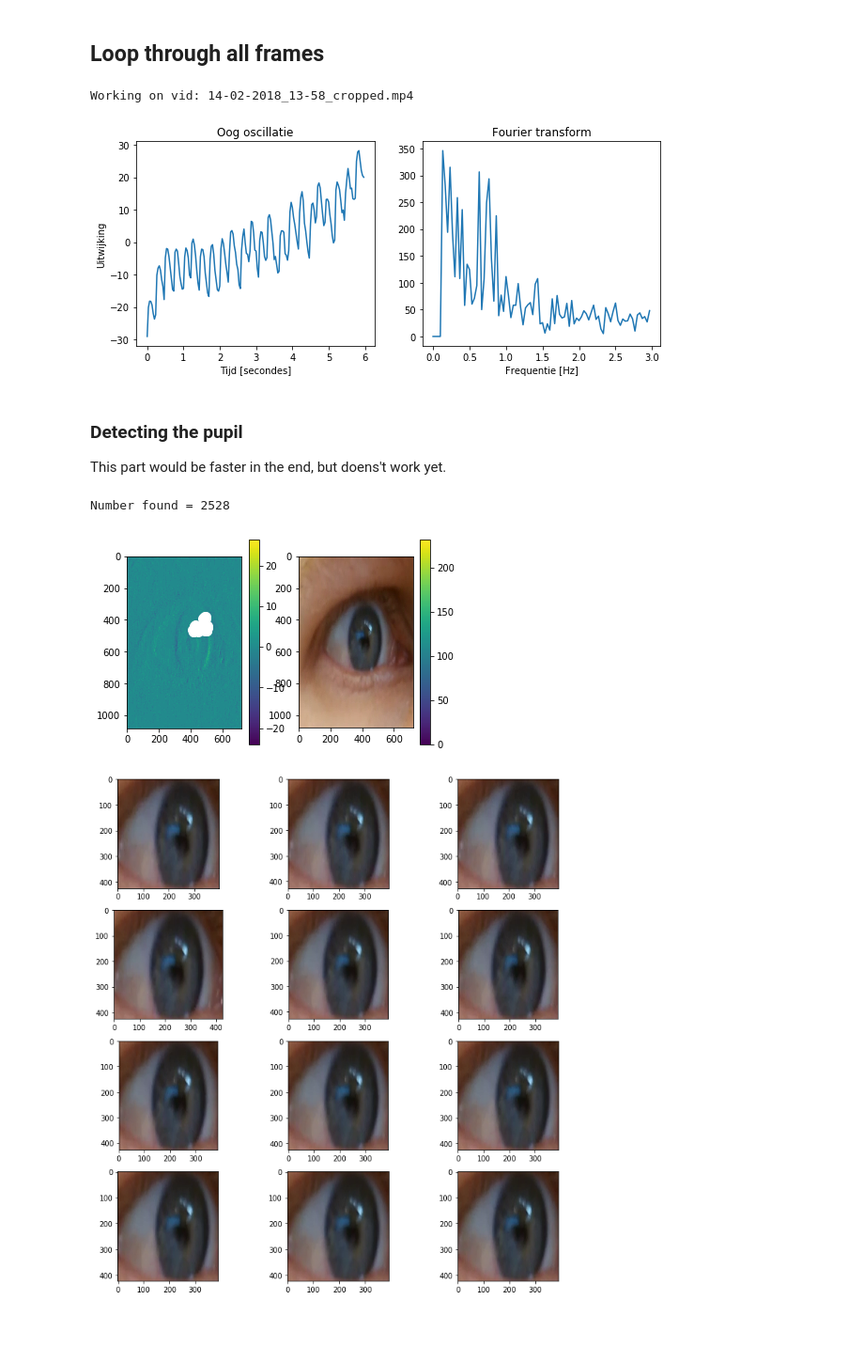
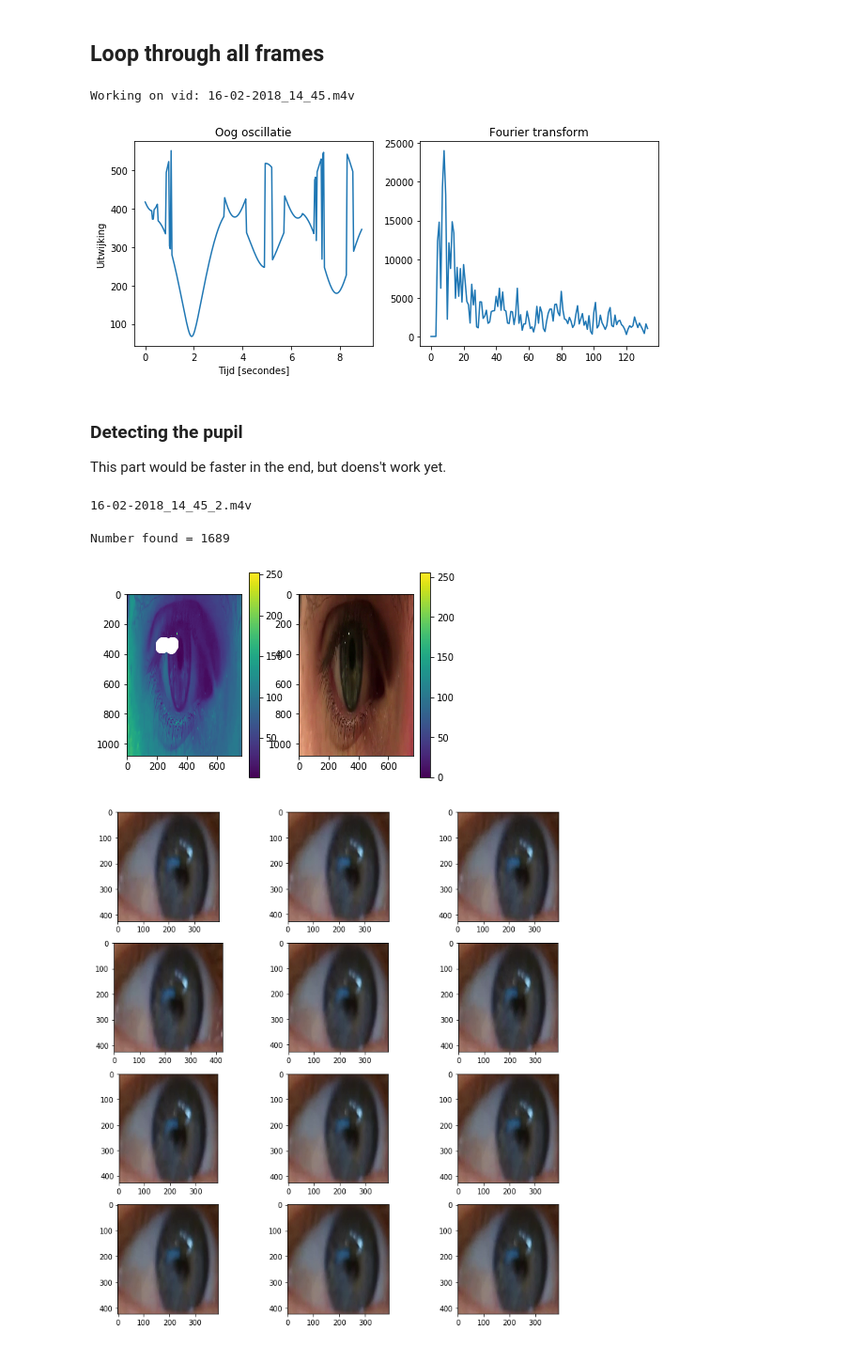
Before and after one commit to szwetsloot/Nystagmus, a Jupyter notebook: Python/14-02-2018 - Initial tests with detecting eye movement.ipynb, the cells around one changed output. Shown: that part at 94% size. Saved outputs shown, nothing was run; the diff lists cells and outputs as text; code cells hidden in the pictures.

```diff
--- a/Python/14-02-2018 - Initial tests with detecting eye movement.ipynb
+++ b/Python/14-02-2018 - Initial tests with detecting eye movement.ipynb
@@ -35,16 +38,16 @@ This is done using a differential in the x-direction to detect the edges of the
 Next step would be to detect the edges of the eye (tear duct and outer edge) to have a reference distance.
 # %%
 # Fetch a signle frame
-frame_gray = np.mean(frame, axis=2)
+frame_gray = np.mean(frame[:,:,1:2], axis=2)
 
 # Get the difference in the x-direction
-frame_diff_x = np.diff(frame_gray, n=1)
-frame_diff_x[np.abs(frame_diff_x) < 3] = 0
-frame_sum_x = np.sum(frame_diff_x, axis=0)
+frame_diff_x = np.diff(frame_gray, n = 1, axis = 1)
+frame_diff_x[np.abs(frame_diff_x) < 2] = 0
+frame_sum_x = np.sum(frame_diff_x, axis = 0)
 
 # Find the first significant minima
 mnx  = np.min(frame_sum_x)
-nz   = np.argwhere(frame_sum_x < mnx * 0.8)
+nz   = np.argwhere(frame_sum_x < mnx * 0.5)
 mnxs =  nz[0][0]
 
 # Find the last significant maxima
@@ -138,9 +141,12 @@ while ret == True:
     nz   = np.argwhere(frame_sum_x > mxx * 0.8)
     mxxs = nz[-1][0]
 
-    res.append(np.mean([mnxs, mxxs]))
+    nz = np.argwhere(np.abs(frame_sum_x) == np.max(np.abs(frame_sum_x)))
+    res.append(np.abs(nz[0][0]))
+
+#     res.append(np.mean([mnxs, mxxs]))
 # %% [output]
-Working on vid: 14-02-2018_13-58_cropped.mp4
+Working on vid: 16-02-2018_14_45.m4v
 # %%
 # Provide the framerate
 s = 1 / 30
@@ -153,50 +159,74 @@ res = np.fft.ifft(ff)
 
 plt.figure(figsize=(10,4))
 plt.subplot(1,2,1)
-plt.plot(t, res)
+plt.plot(t, np.abs(res))
 plt.title("Oog oscillatie")
 plt.xlabel("Tijd [secondes]")
 plt.ylabel("Uitwijking")
 plt.subplot(1,2,2)
-plt.plot(s * np.arange(0, len(ff)//2, 1), np.abs(ff[0:len(ff)//2]))
+plt.plot(np.abs(ff[0:len(ff)//2]))
 plt.title("Fourier transform")
-plt.xlabel("Frequentie [Hz]")
+plt.xlabel("")
 plt.show()
 # %% [output]
-[figure, old version]
+[figure, new version]
 # %% [markdown]
 ### Detecting the pupil
 This part would be faster in the end, but doens't work yet.<br />
+# %%
+# Check for video files in the folder
+folder = '../Videos'
+vids = os.listdir(folder)
+
+# Get the first video
+vid = vids[2]
+print(vid)
+
+# Import the video using opencv
+fname = ''.join([folder, '/', vid])
+cap = cv2.VideoCapture(fname)
+
+# Fetch the frame
+for i in range(100):
+    ret, frame = cap.read()
+
+# The order is not RGB from these files, switch the order
+r = np.expand_dims(frame[:,:,0], 2)
+g = np.expand_dims(frame[:,:,1], 2)
+b = np.expand_dims(frame[:,:,2], 2)
+frame = np.concatenate((b,g,r), axis=2)
+frame_std = np.std(frame, axis=2)
+# %% [output]
+16-02-2018_14_45_2.m4v
 # %%
 from frst import frst
 
 # Get the grayscale image
-# frame_gray = np.mean(frame_int, axis=2)
-frame_gray = frame_diff
+frame_gray = np.mean(frame, axis=2)
 # frame_gray = 255 - frame_gray
 
-res = frst.frst(frame_gray, 30, 10, 0.6, 10, mode='DARK')
+res = frst.frst(frame_gray, 30, 10, 0.6, 10, mode='BRIGHT')
 nz = np.nonzero(res)
 
 plt.figure()
 plt.subplot(1,2,1)
 plt.imshow(frame_gray)
 plt.colorbar()
 print("Number found = %d"%len(nz[0]))
 if len(nz[0]) > 100:
     for i,v in enumerate(nz[0]):
         if i%(np.floor(len(nz[0]) / 100)) == 0:
             plt.plot(v, nz[1][i], 'ow', markersize=10)
 else:
     for i,v in enumerate(nz[0]):
         plt.plot(v, nz[1][i], 'ow', markersize=10)
 plt.subplot(1,2,2)
 plt.imshow(frame)
 plt.colorbar()
 plt.show()
 # %% [output]
-Number found = 2528
+Number found = 1689
-[figure, old version]
+[figure, new version]
 # %%
 res = []
 bound_res = []
```
Also changed, not shown: parts of 2 cells of this notebook, 13 other files.
